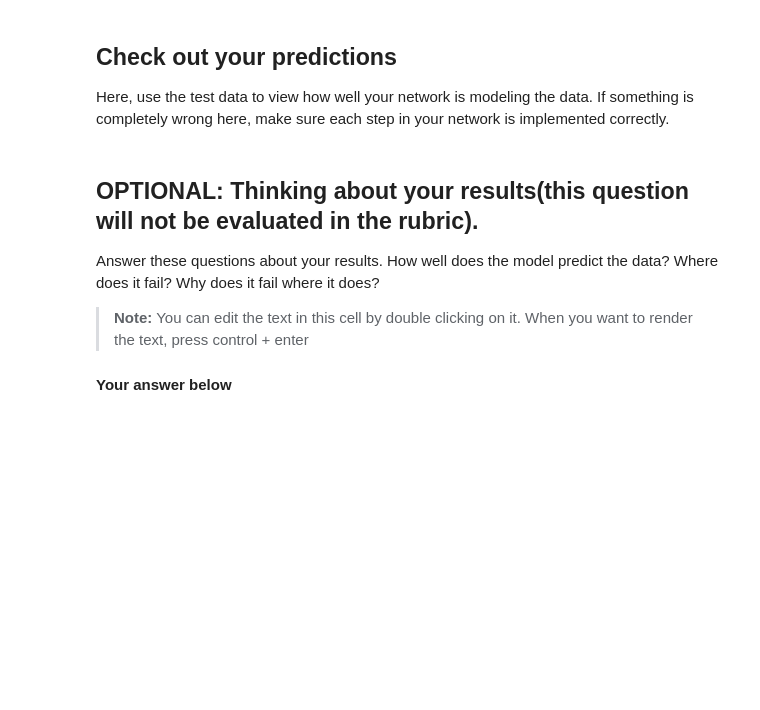
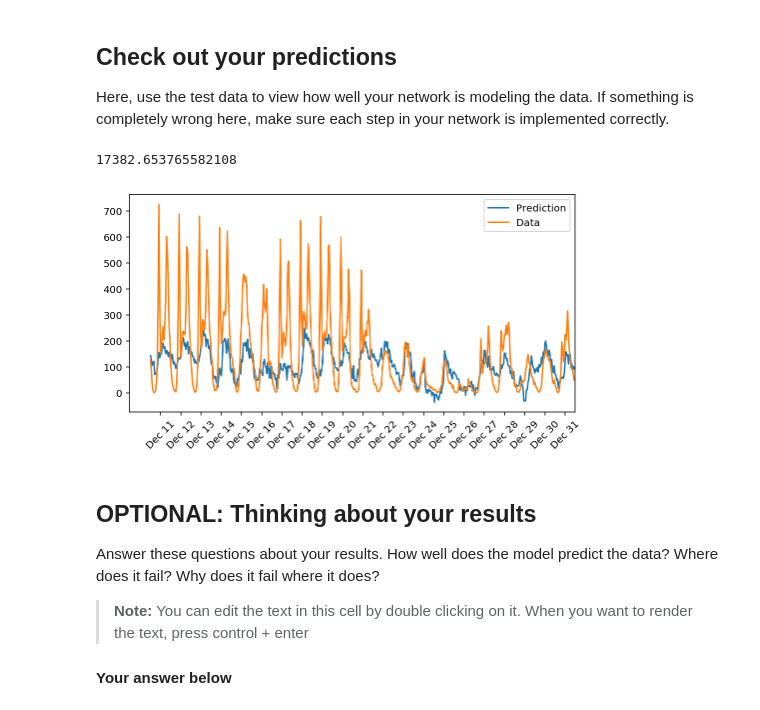
Before and after one commit to heming611/Neural-Networks, a Jupyter notebook: MLP Neural Network.ipynb, the cells around one changed output. Saved outputs shown, nothing was run; the diff lists cells and outputs as text; code cells hidden in the pictures; blank space fills up the shorter version.

```diff
--- a/MLP Neural Network.ipynb
+++ b/MLP Neural Network.ipynb
@@ -413,9 +415,9 @@ The more hidden nodes you have, the more accurate predictions the model will mak
 import sys  # Loading sys library so that we can use functions such as sys.stdout.write() and sys.stdout.flush()
 
 ### Set the hyperparameters here ###
-iterations = 100
+iterations = 200
 input_nodes = train_features.shape[1]
-hidden_nodes = 100
+hidden_nodes = 10
 output_nodes = 1
 learning_rate = 0.1
 
@@ -450,22 +454,30 @@ _ = plt.ylim()
 ## Check out your predictions
 
 Here, use the test data to view how well your network is modeling the data. If something is completely wrong here, make sure each step in your network is implemented correctly.
+# %%
+#Calculating the Testing Error
+mean, std = scaled_features['cnt']
+predictions = network.run(test_features)*std + mean
+test_error = MSE(predictions,((test_targets['cnt']*std + mean).values).reshape(-1,1))
+test_error
+# %% [output]
+17382.653765582108
 # %%
 fig, ax = plt.subplots(figsize=(8,4))
 
-mean, std = scaled_features['cnt']
-predictions = network.run(test_features)*std + mean
-ax.plot(predictions[0], label='Prediction')
+ax.plot(predictions, label='Prediction')
 ax.plot((test_targets['cnt']*std + mean).values, label='Data')
 ax.set_xlim(right=len(predictions))
 ax.legend()
 
 dates = pd.to_datetime(rides.ix[test_data.index]['dteday'])
 dates = dates.apply(lambda d: d.strftime('%b %d'))
 ax.set_xticks(np.arange(len(dates))[12::24])
 _ = ax.set_xticklabels(dates[12::24], rotation=45)
+# %% [output]
+[figure, added]
 # %% [markdown]
-## OPTIONAL: Thinking about your results(this question will not be evaluated in the rubric).
+## OPTIONAL: Thinking about your results
 
 Answer these questions about your results. How well does the model predict the data? Where does it fail? Why does it fail where it does?
 
```
Also changed, not shown: parts of 7 cells of this notebook, 1 other file.
